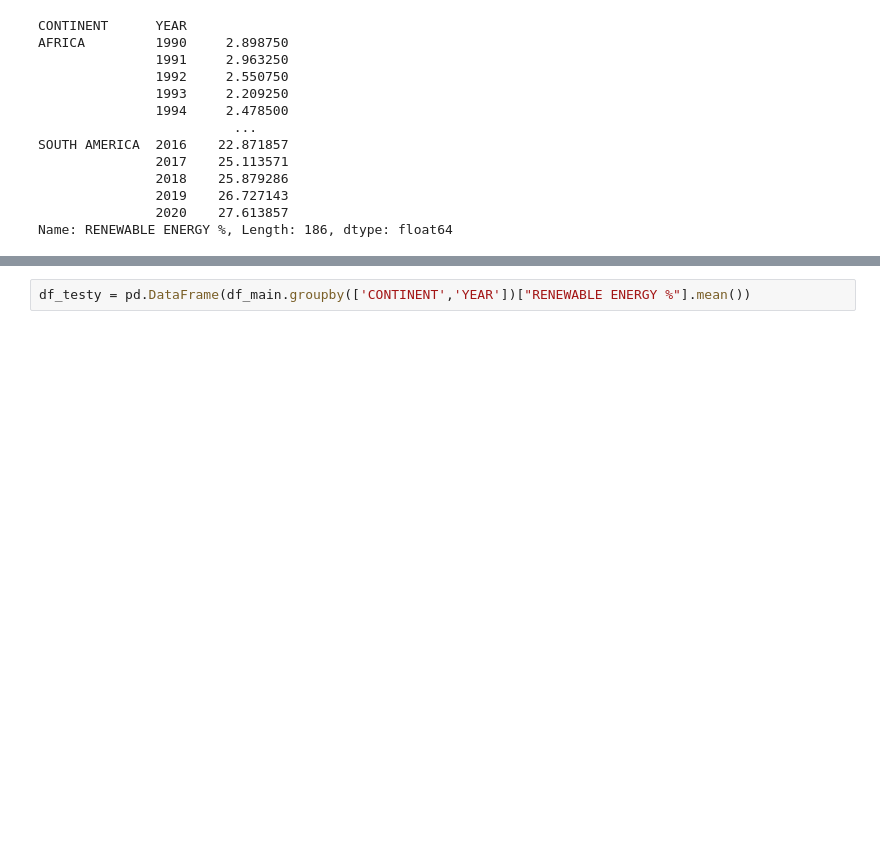
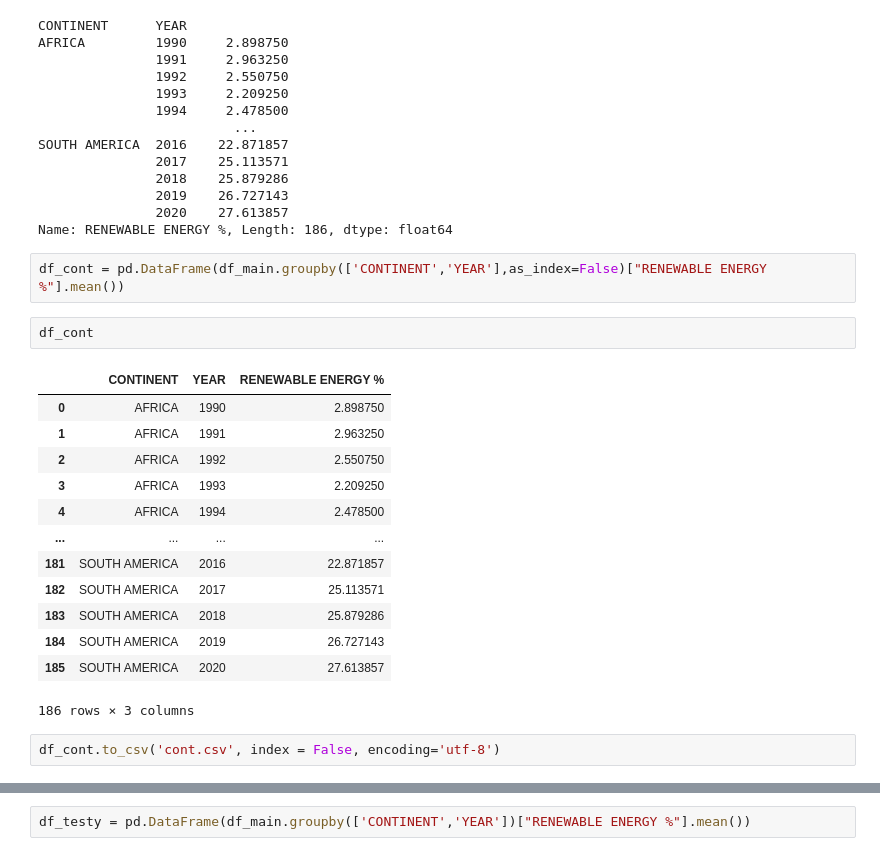
Before and after one commit to MaxTabo/Final_Project, a Jupyter notebook: FINAL TEST.ipynb, the cells around one changed output, grey strips where cells are left out. Saved outputs shown, nothing was run; the diff lists cells and outputs as text; blank space fills up the shorter version.

```diff
--- a/FINAL TEST.ipynb
+++ b/FINAL TEST.ipynb
@@ -467,3 +467,23 @@ SOUTH AMERICA  2016    22.871857
                2019    26.727143
                2020    27.613857
 Name: RENEWABLE ENERGY %, Length: 186, dtype: float64
+# %%
+df_cont = pd.DataFrame(df_main.groupby(['CONTINENT','YEAR'],as_index=False)["RENEWABLE ENERGY %"].mean())
+# %%
+df_cont
+# %% [output]
+|  | CONTINENT | YEAR | RENEWABLE ENERGY % |
+| 0 | AFRICA | 1990 | 2.898750 |
+| 1 | AFRICA | 1991 | 2.963250 |
+| 2 | AFRICA | 1992 | 2.550750 |
+| 3 | AFRICA | 1993 | 2.209250 |
+| 4 | AFRICA | 1994 | 2.478500 |
+| ... | ... | ... | ... |
+| 181 | SOUTH AMERICA | 2016 | 22.871857 |
+| 182 | SOUTH AMERICA | 2017 | 25.113571 |
+| 183 | SOUTH AMERICA | 2018 | 25.879286 |
+| 184 | SOUTH AMERICA | 2019 | 26.727143 |
+| 185 | SOUTH AMERICA | 2020 | 27.613857 |
+186 rows × 3 columns
+# %%
+df_cont.to_csv('cont.csv', index = False, encoding='utf-8')
```
Also changed, not shown: parts of 18 cells of this notebook, 12 other files.
